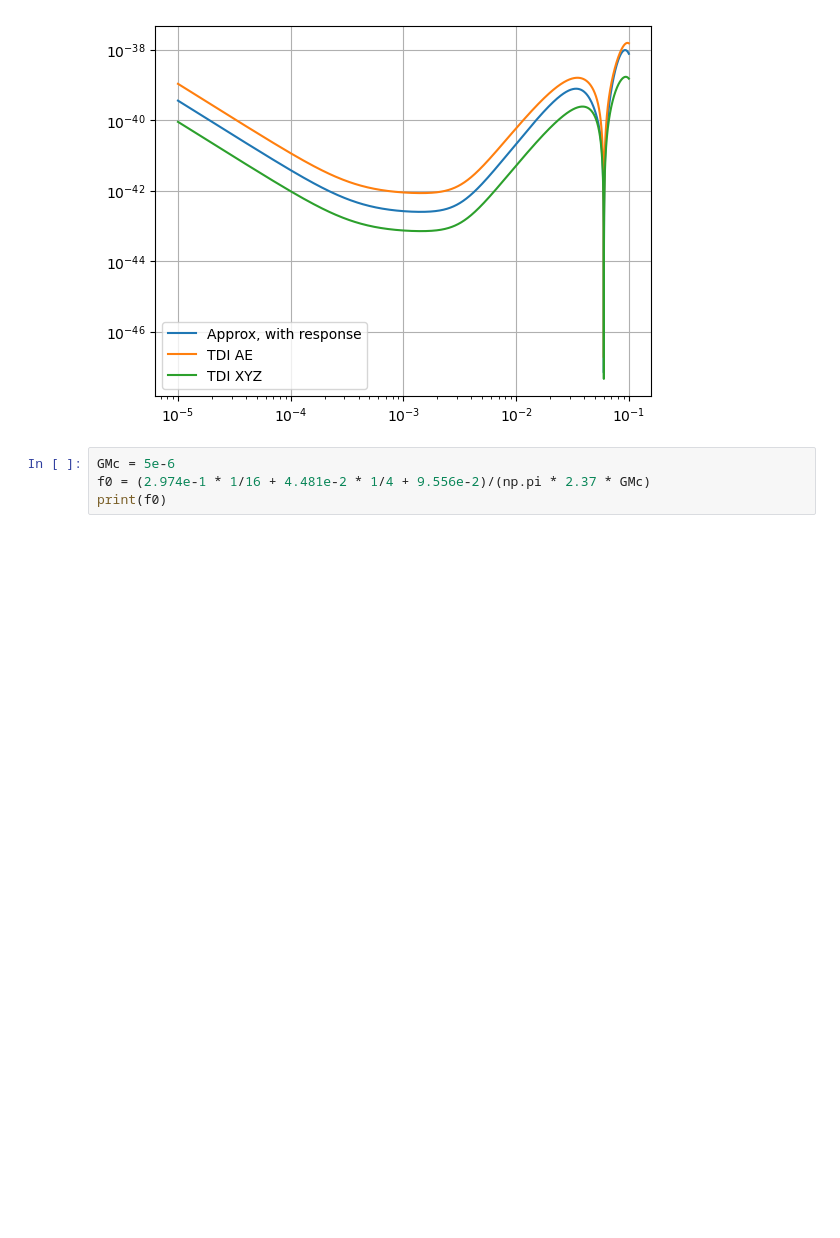
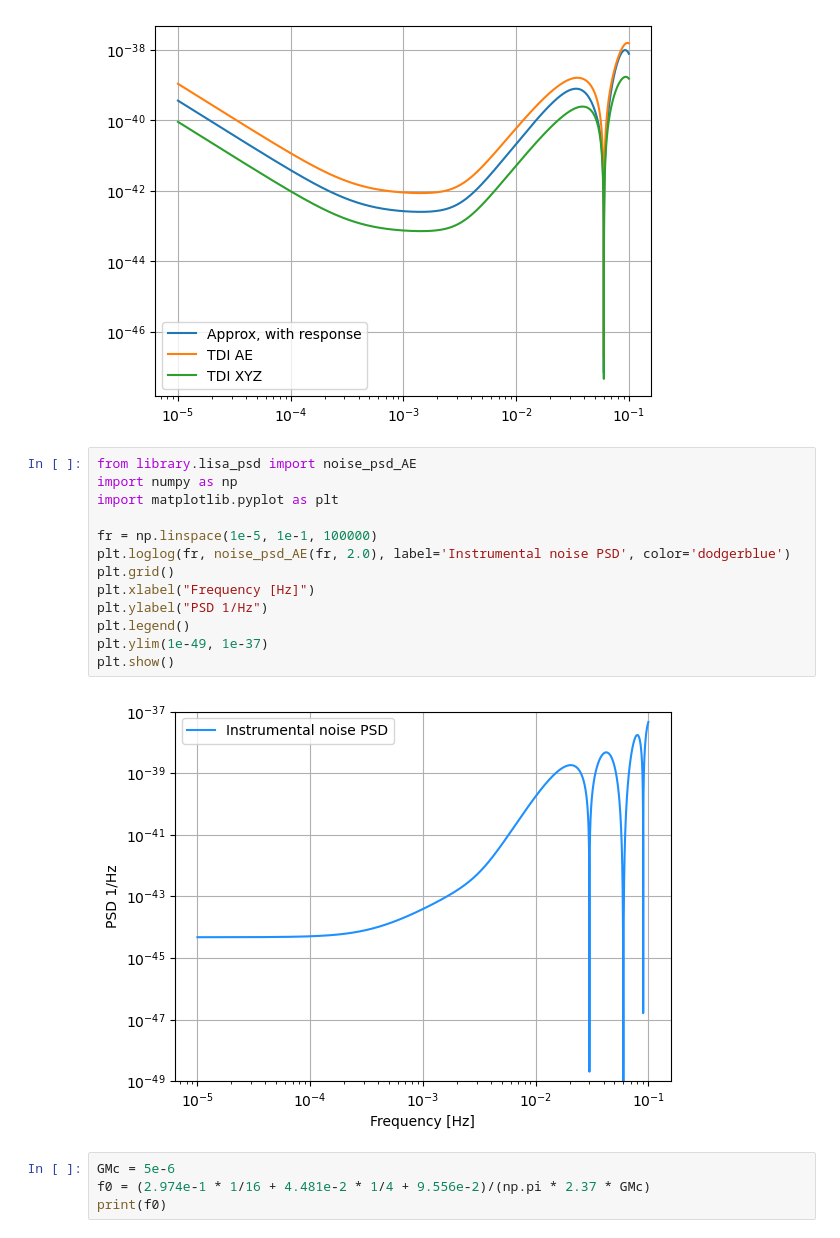
Before and after one commit to aacravi/snr-calculation, a Jupyter notebook: run-snr-script.ipynb, the cells around one changed output. Saved outputs shown, nothing was run; the diff lists cells and outputs as text; blank space fills up the shorter version.

```diff
--- a/run-snr-script.ipynb
+++ b/run-snr-script.ipynb
@@ -281,6 +281,21 @@ plt.grid()
 plt.show()
 # %% [output]
 [figure]
+# %%
+from library.lisa_psd import noise_psd_AE
+import numpy as np
+import matplotlib.pyplot as plt
+
+fr = np.linspace(1e-5, 1e-1, 100000)
+plt.loglog(fr, noise_psd_AE(fr, 2.0), label='Instrumental noise PSD', color='dodgerblue')
+plt.grid()
+plt.xlabel("Frequency [Hz]")
+plt.ylabel("PSD 1/Hz")
+plt.legend()
+plt.ylim(1e-49, 1e-37)
+plt.show()
+# %% [output]
+[figure, added]
 # %%
 GMc = 5e-6
 f0 = (2.974e-1 * 1/16 + 4.481e-2 * 1/4 + 9.556e-2)/(np.pi * 2.37 * GMc)
```
Also changed, not shown: 9 other files.
